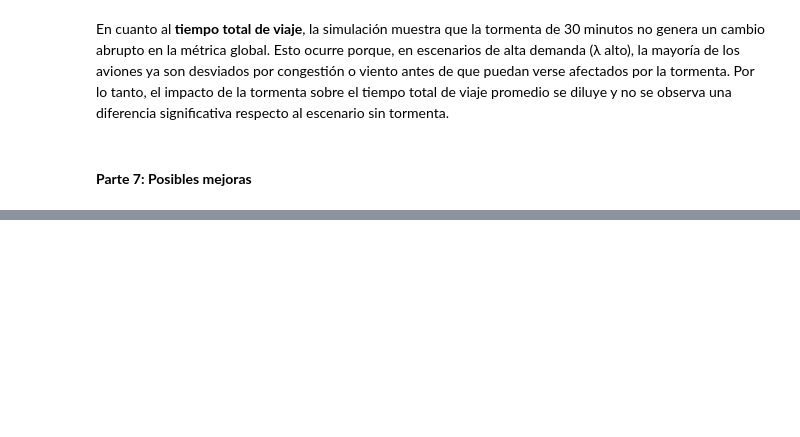
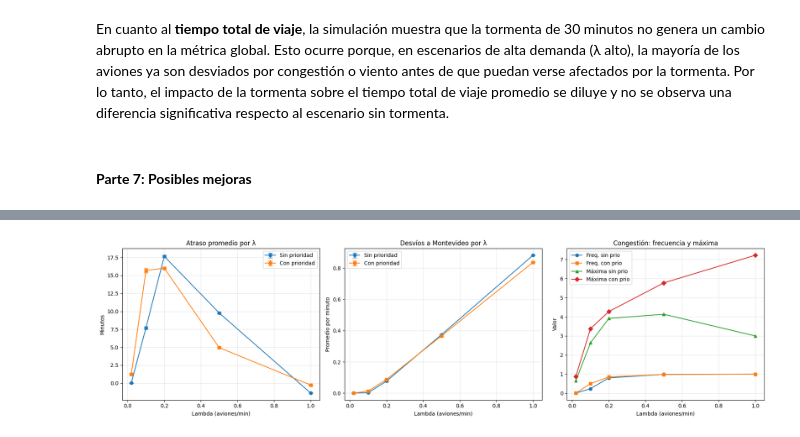
Before and after one commit to Martinezkiaraa/simulaciones-aeroparque, a Jupyter notebook: main.ipynb, the cells around one changed output, grey strips where cells are left out. Saved outputs shown, nothing was run; the diff lists cells and outputs as text; code cells hidden in the pictures; blank space fills up the shorter version.

```diff
--- a/main.ipynb
+++ b/main.ipynb
@@ -470,0 +568,9 @@ Lambda   Tipo            Freq. Cong.  Cong. Max.
+# %%
+from analisis import MetricasSimulacion
+
+lambdas = [0.02, 0.1, 0.2, 0.5, 1]
+
+# Experimentos con 5% de prioritarios
+metricas_lambdas_prio = {lam: MetricasSimulacion() for lam in lambdas}
+df_prio = correr_experimentos(lambdas, n_rep = 150, minutos = 1080, p_prioritario = 0.1, seed = 2025, dia_ventoso = True, hay_tormenta = False, metricas_lambda = metricas_lambdas_prio)
+print_resumen(metricas_lambdas_prio)
@@ -470,0 +585,6 @@ Lambda   Tipo            Freq. Cong.  Cong. Max.
+# %%
+# Visualizaciones globales
+from graficos import plot_prioritarios_vs_normales
+plot_prioritarios_vs_normales(df, df_prio)
+# %% [output]
+[figure, added]
```
Also changed, not shown: parts of 14 cells of this notebook, 10 other files.
